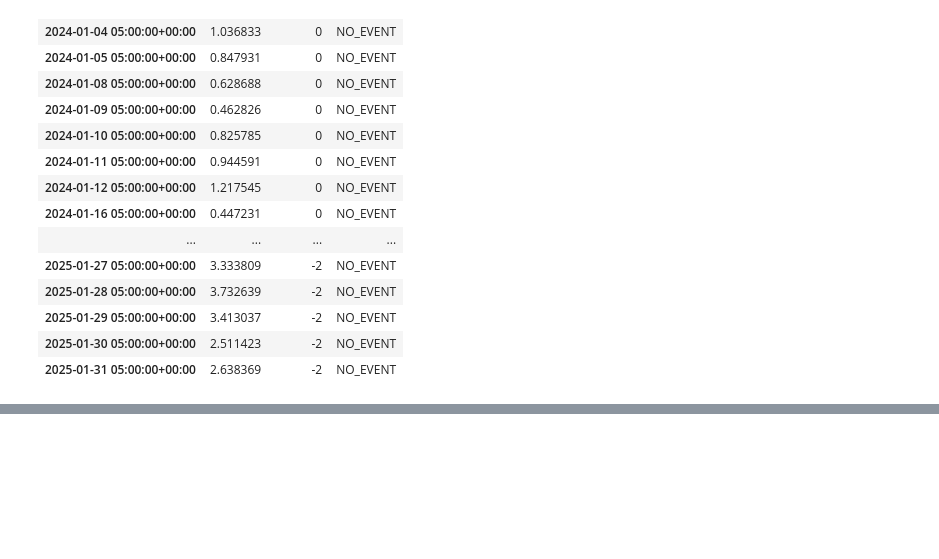
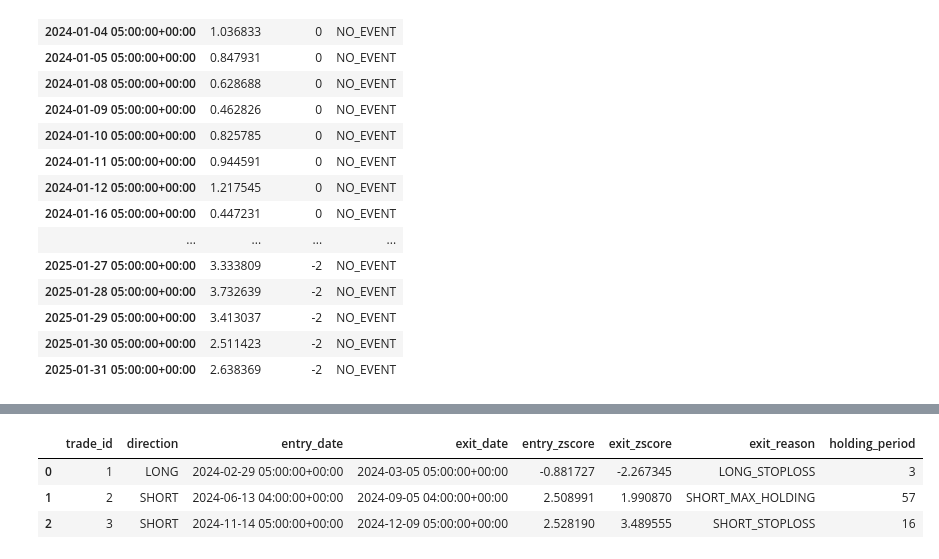
Before and after one commit to v-armaan/pairs-trading-bot, a Jupyter notebook: notebooks/05_signal_generation.ipynb, the cells around one changed output, grey strips where cells are left out. Drawn from its saved outputs; the diff is of its cells as text; code cells hidden in the pictures; blank space fills up the shorter version.

```diff
--- a/notebooks/05_signal_generation.ipynb
+++ b/notebooks/05_signal_generation.ipynb
@@ -557,0 +588,86 @@ trade_df["exit_reason"]=np.nan
+# %%
+import pandas as pd
+
+
+def construct_trades(position_df):
+    """
+    Pair each entry signal with the next corresponding exit signal
+    and construct a trade-level DataFrame.
+
+    Holding period is measured in trading days.
+    """
+
+    trades = []
+
+    entry_day = None
+    entry_zscore = None
+    direction = None
+
+    for date, row in position_df.iterrows():
+
+        event = row["event"]
+
+        # ENTRY
+        if event == "LONG_ENTRY":
+
+            entry_day = date
+            entry_zscore = row["zscore"]
+            direction = "LONG"
+
+        elif event == "SHORT_ENTRY":
+
+            entry_day = date
+            entry_zscore = row["zscore"]
+            direction = "SHORT"
+
+        # EXIT
+        elif event in [
+            "LONG_MEAN_EXIT",
+            "LONG_STOPLOSS",
+            "LONG_MAX_HOLDING",
+            "SHORT_MEAN_EXIT",
+            "SHORT_STOPLOSS",
+            "SHORT_MAX_HOLDING"
+        ]:
+
+            # Make sure the exit matches the open position
+            if direction == "LONG" and event.startswith("LONG_"):
+                pass
+
+            elif direction == "SHORT" and event.startswith("SHORT_"):
+                pass
+
+            else:
+                continue
+
+            # Calculate holding period in trading days
+            holding_period = position_df.loc[entry_day:date].shape[0] - 1
+
+            trade = {
+                "trade_id": len(trades) + 1,
+                "direction": direction,
+                "entry_date": entry_day,
+                "exit_date": date,
+                "entry_zscore": entry_zscore,
+                "exit_zscore": row["zscore"],
+                "exit_reason": event,
+                "holding_period": holding_period
+            }
+
+            trades.append(trade)
+
+            # Reset after completing the trade
+            entry_day = None
+            entry_zscore = None
+            direction = None
+
+    trade_df = pd.DataFrame(trades)
+
+    return trade_df
+trade_df=construct_trades(position_df)
+trade_df
+# %% [output]
+|  | trade_id | direction | entry_date | exit_date | entry_zscore | exit_zscore | exit_reason | holding_period |
+| 0 | 1 | LONG | 2024-02-29 05:00:00+00:00 | 2024-03-05 05:00:00+00:00 | -0.881727 | -2.267345 | LONG_STOPLOSS | 3 |
+| 1 | 2 | SHORT | 2024-06-13 04:00:00+00:00 | 2024-09-05 04:00:00+00:00 | 2.508991 | 1.990870 | SHORT_MAX_HOLDING | 57 |
+| 2 | 3 | SHORT | 2024-11-14 05:00:00+00:00 | 2024-12-09 05:00:00+00:00 | 2.528190 | 3.489555 | SHORT_STOPLOSS | 16 |
```
Also changed, not shown: parts of 13 cells of this notebook, 3 other files.
